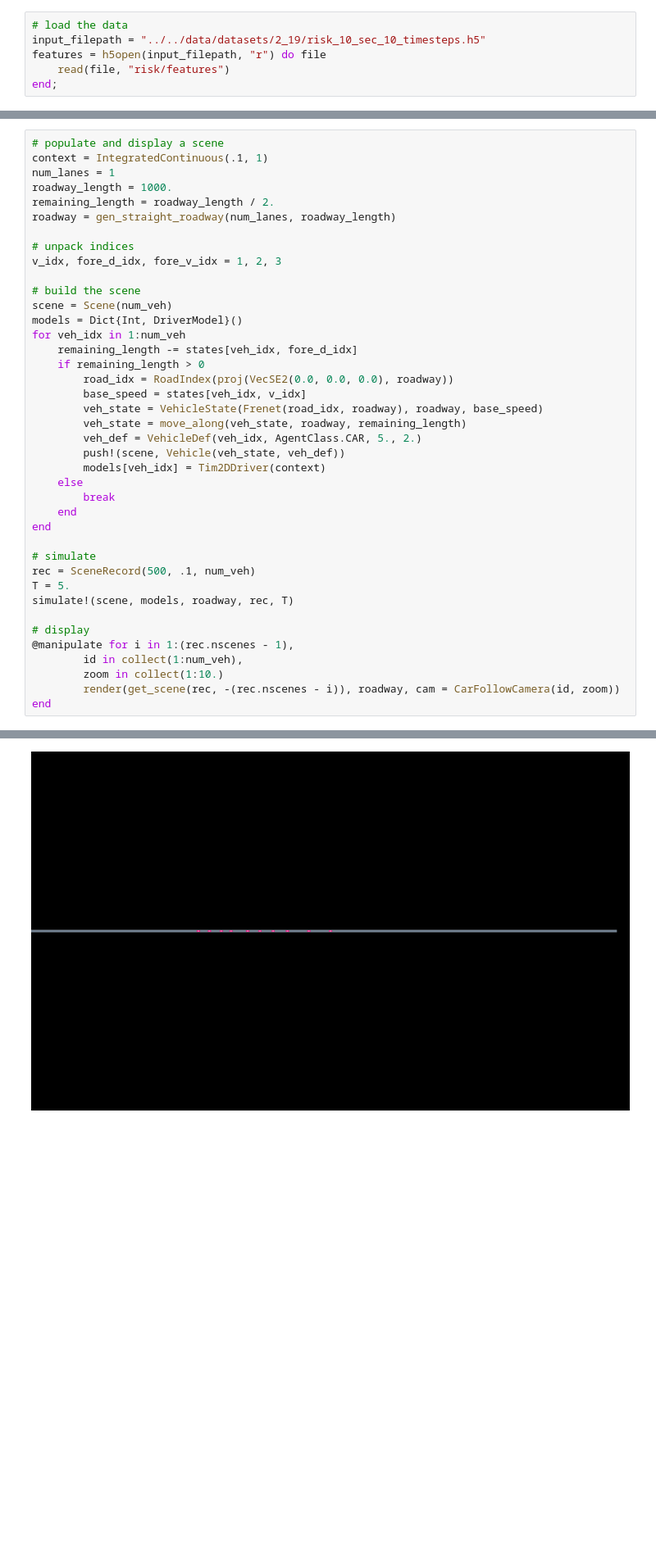
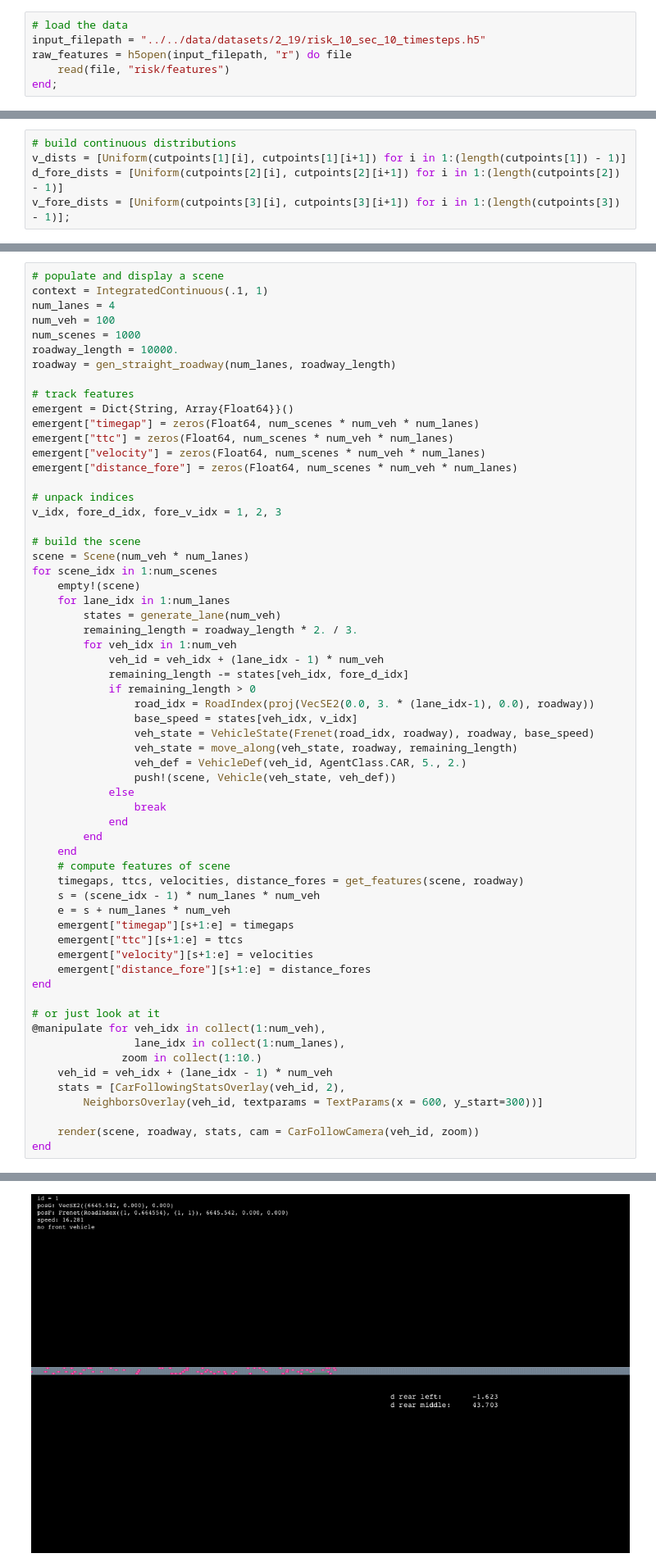
Before and after one commit to sisl/AutoRisk.jl, a Jupyter notebook: scripts/scene_gen/scene_gen.ipynb, the cells around one changed output, grey strips where cells are left out. Shown: that part at 82% size. Saved outputs shown, nothing was run; the diff lists cells and outputs as text; blank space fills up the shorter version.

Commit message:
working scene gen for both cases

```diff
--- a/scripts/scene_gen/scene_gen.ipynb
+++ b/scripts/scene_gen/scene_gen.ipynb
@@ -11,6 +12,6 @@ using Interact
 # %%
 # load the data
 input_filepath = "../../data/datasets/2_19/risk_10_sec_10_timesteps.h5"
-features = h5open(input_filepath, "r") do file
+raw_features = h5open(input_filepath, "r") do file
     read(file, "risk/features")
 end;
@@ -80,2 +107,7 @@ end
+# %%
+# build continuous distributions
+v_dists = [Uniform(cutpoints[1][i], cutpoints[1][i+1]) for i in 1:(length(cutpoints[1]) - 1)]
+d_fore_dists = [Uniform(cutpoints[2][i], cutpoints[2][i+1]) for i in 1:(length(cutpoints[2]) - 1)]
+v_fore_dists = [Uniform(cutpoints[3][i], cutpoints[3][i+1]) for i in 1:(length(cutpoints[3]) - 1)];
 # %%
 # generate a lane
@@ -122,41 +203,62 @@ end
 # %%
 # populate and display a scene
 context = IntegratedContinuous(.1, 1)
-num_lanes = 1
-roadway_length = 1000.
-remaining_length = roadway_length / 2.
+num_lanes = 4
+num_veh = 100
+num_scenes = 1000
+roadway_length = 10000.
 roadway = gen_straight_roadway(num_lanes, roadway_length)
+
+# track features
+emergent = Dict{String, Array{Float64}}()
+emergent["timegap"] = zeros(Float64, num_scenes * num_veh * num_lanes)
+emergent["ttc"] = zeros(Float64, num_scenes * num_veh * num_lanes)
+emergent["velocity"] = zeros(Float64, num_scenes * num_veh * num_lanes)
+emergent["distance_fore"] = zeros(Float64, num_scenes * num_veh * num_lanes)
 
 # unpack indices
 v_idx, fore_d_idx, fore_v_idx = 1, 2, 3
 
 # build the scene
-scene = Scene(num_veh)
-models = Dict{Int, DriverModel}()
-for veh_idx in 1:num_veh
-    remaining_length -= states[veh_idx, fore_d_idx]
-    if remaining_length > 0
-        road_idx = RoadIndex(proj(VecSE2(0.0, 0.0, 0.0), roadway))
-        base_speed = states[veh_idx, v_idx]
-        veh_state = VehicleState(Frenet(road_idx, roadway), roadway, base_speed)
-        veh_state = move_along(veh_state, roadway, remaining_length)
-        veh_def = VehicleDef(veh_idx, AgentClass.CAR, 5., 2.)
-        push!(scene, Vehicle(veh_state, veh_def))
-        models[veh_idx] = Tim2DDriver(context)
-    else
-        break
+scene = Scene(num_veh * num_lanes)
+for scene_idx in 1:num_scenes
+    empty!(scene)
+    for lane_idx in 1:num_lanes
+        states = generate_lane(num_veh)
+        remaining_length = roadway_length * 2. / 3.
+        for veh_idx in 1:num_veh
+            veh_id = veh_idx + (lane_idx - 1) * num_veh
+            remaining_length -= states[veh_idx, fore_d_idx]
+            if remaining_length > 0
+                road_idx = RoadIndex(proj(VecSE2(0.0, 3. * (lane_idx-1), 0.0), roadway))
+                base_speed = states[veh_idx, v_idx]
+                veh_state = VehicleState(Frenet(road_idx, roadway), roadway, base_speed)
+                veh_state = move_along(veh_state, roadway, remaining_length)
+                veh_def = VehicleDef(veh_id, AgentClass.CAR, 5., 2.)
+                push!(scene, Vehicle(veh_state, veh_def))
+            else
+                break
+            end
+        end
     end
+    # compute features of scene
+    timegaps, ttcs, velocities, distance_fores = get_features(scene, roadway)
+    s = (scene_idx - 1) * num_lanes * num_veh
+    e = s + num_lanes * num_veh
+    emergent["timegap"][s+1:e] = timegaps
+    emergent["ttc"][s+1:e] = ttcs
+    emergent["velocity"][s+1:e] = velocities
+    emergent["distance_fore"][s+1:e] = distance_fores
 end
 
-# simulate
-rec = SceneRecord(500, .1, num_veh)
-T = 5.
-simulate!(scene, models, roadway, rec, T)
+# or just look at it
+@manipulate for veh_idx in collect(1:num_veh),
+                lane_idx in collect(1:num_lanes),
+              zoom in collect(1:10.)
+    veh_id = veh_idx + (lane_idx - 1) * num_veh
+    stats = [CarFollowingStatsOverlay(veh_id, 2),
+        NeighborsOverlay(veh_id, textparams = TextParams(x = 600, y_start=300))]
 
-# display
-@manipulate for i in 1:(rec.nscenes - 1),
-        id in collect(1:num_veh),
-        zoom in collect(1:10.)
-        render(get_scene(rec, -(rec.nscenes - i)), roadway, cam = CarFollowCamera(id, zoom))
+    render(scene, roadway, stats, cam = CarFollowCamera(veh_id, zoom))
 end
 # %% [output]
@@ -165,2 +267,2 @@ Interact.Options{:ToggleButtons,Int64}(Signal{Int64}(1, nactions=1),"id",1,"1",I
 Interact.Options{:ToggleButtons,Float64}(Signal{Float64}(1.0, nactions=1),"zoom",1.0,"1.0",Interact.OptionDict(DataStructures.OrderedDict("1.0"=>1.0,"2.0"=>2.0,"3.0"=>3.0,"4.0"=>4.0,"5.0"=>5.0,"6.0"=> ...
-[figure, old version]
+[figure, new version]
```
Also changed, not shown: parts of 13 cells of this notebook.
